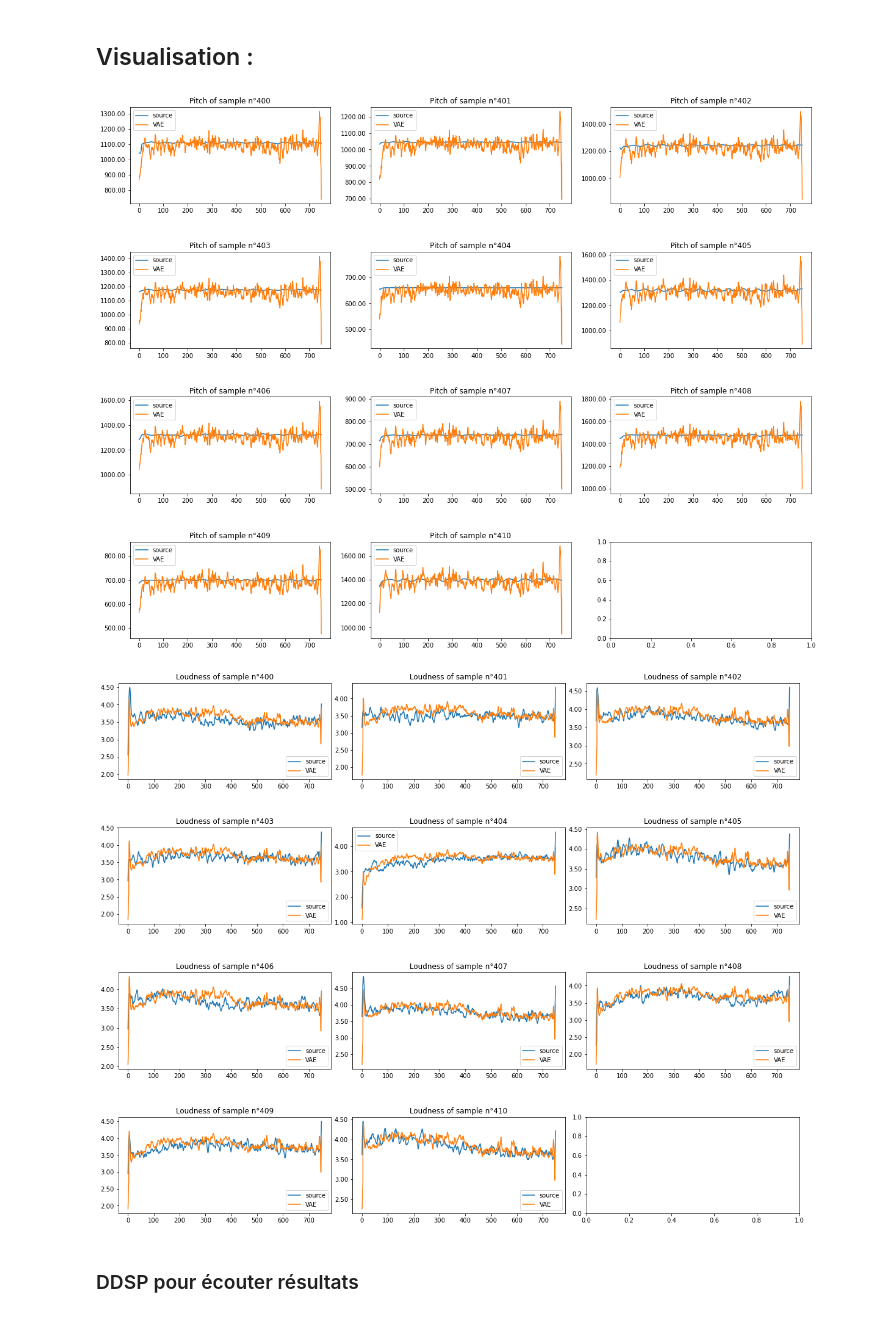
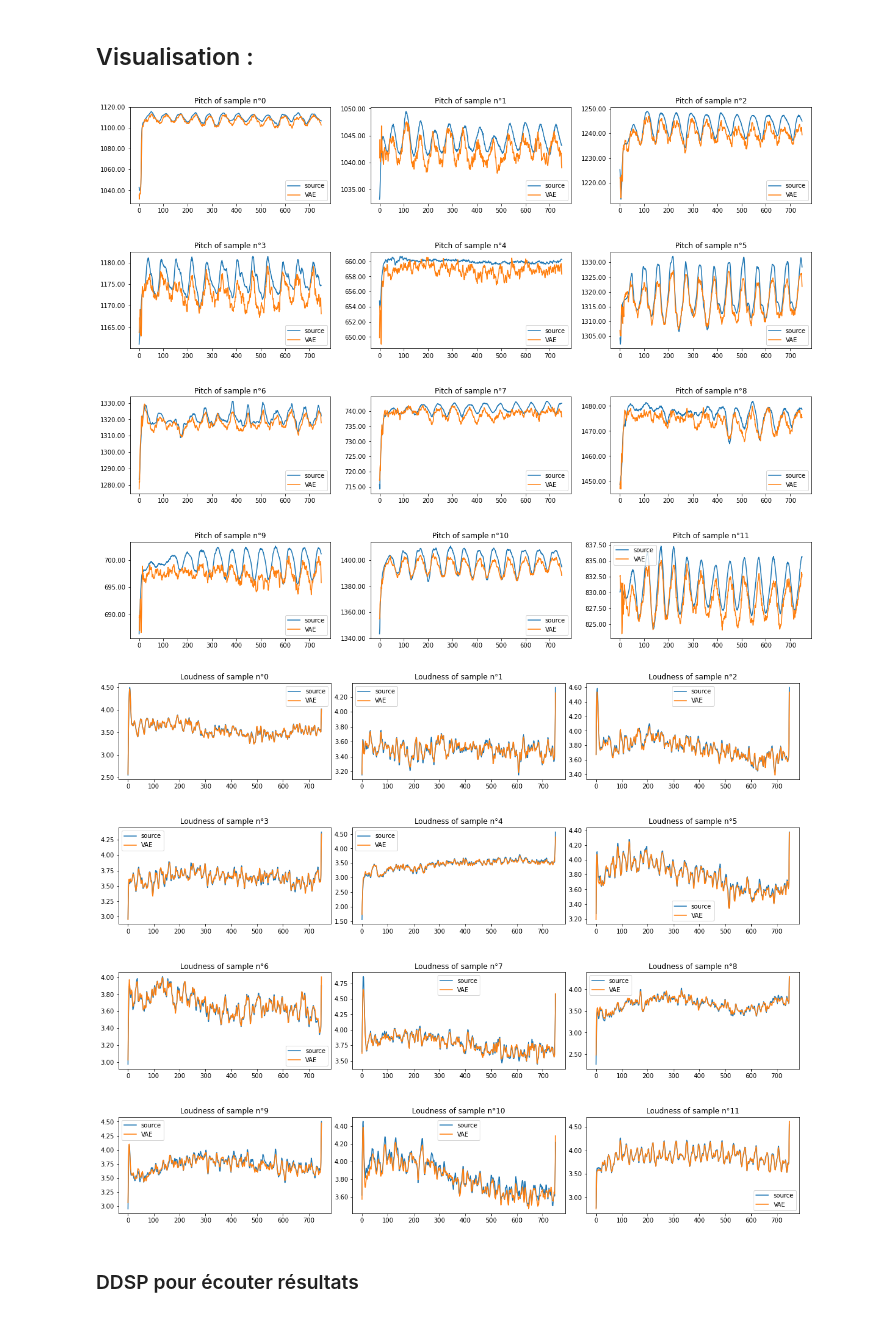
Before and after one commit to ArganVerrier/Learning-controls-and-interactions-for-DDSP, a Jupyter notebook: Solordinario/VAE_Solordinario_VF.ipynb, the cells around one changed output. Saved outputs shown, nothing was run; the diff lists cells and outputs as text; code cells hidden in the pictures.

Commit message:
vaeMODELtrained : vae qui a l'air de fonctionner sur le pitch et la loudness

```diff
--- a/Solordinario/VAE_Solordinario_VF.ipynb
+++ b/Solordinario/VAE_Solordinario_VF.ipynb
@@ -11,13 +11,13 @@ from torch.utils.data import DataLoader
 # %%
 ###### Espace latent 2 dimensions
 
-latent_dims = 2
+latent_dims = 64
 num_epochs = 3000
 batch_size = 25
 capacity = 2
 learning_rate = 5e-4
 variational_beta = 5e-3
-coefPitch=1.
+coefPitch=10.
 coefLoudness=1.
 # %% [markdown]
 # Chargement des données
@@ -55,7 +55,7 @@ train_db = train_db1
 train_db[:,1,:] = np.log10(train_db[:,1,:])
 pitches = np.mean(train_db[:,1,:], axis=1)
 pitches = np.expand_dims(pitches, axis=1)
-#pitches = np.broadcast_to(pitches,(252,750))
+pitches = np.broadcast_to(pitches,(252,750))
 
 train_db[:,1,:] = train_db[:,1,:]-pitches[:]+0.5 #on retire le pitch
 
@@ -108,6 +108,7 @@ class Decoder(nn.Module):
         self.fc = nn.Linear(in_features=latent_dims, out_features=latent_dims*4)
         self.lin2 = nn.Linear(latent_dims*4, latent_dims*8)
         self.lin3 = nn.Linear(latent_dims*8, 8*c*47)
+        self.lin4 = nn.Linear(in_features=750, out_features=750)
         self.conv1 = nn.Sequential(nn.Conv1d(in_channels=c*8, out_channels=c*8, kernel_size=5, stride=1, padding=2), nn.BatchNorm1d(8*c))
         self.conv2 = nn.Sequential(nn.Conv1d(in_channels=c*8, out_channels=c*4, kernel_size=5, stride=1, padding=2), nn.BatchNorm1d(4*c)) # out: c*2, 186
         self.conv3 = nn.Sequential(nn.Conv1d(in_channels=c*4, out_channels=c*2, kernel_size=5, stride=1, padding=2), nn.BatchNorm1d(2*c)) # out: c*2, 186
@@ -133,8 +134,7 @@ class Decoder(nn.Module):
         x = self.upsamplef(x)
         x = F.relu(self.conv5(x))
         x = F.relu(self.conv6(x))
-
-        x = torch.relu(x) # last layer before output is sigmoid, since we are using BCE as reconstruction loss
+        x = torch.sigmoid(self.lin4(x)) # last layer before output is sigmoid, since we are using BCE as reconstruction loss
         return x
 
 class VariationalAutoencoder(nn.Module):
@@ -159,7 +159,7 @@ class VariationalAutoencoder(nn.Module):
             return mu
 
 def vae_loss(recon_x, x, mu, logvar):
-    recon_loss = coefLoudness*F.mse_loss(recon_x[:,0,:], x[:,0,:], reduction='sum')+coefPitch*F.mse_loss(recon_x[:,1,:], x[:,1,:], reduction='sum')
+    recon_loss = (coefLoudness*F.mse_loss(recon_x[:,0,:], x[:,0,:], reduction='sum')+coefPitch*F.mse_loss(recon_x[:,1,:], x[:,1,:], reduction='sum'))/np.size(batch_size)
     kldivergence = -0.5 * torch.sum(1 + logvar - mu.pow(2) - logvar.exp())/np.size(batch_size)
     return recon_loss + variational_beta * kldivergence, recon_loss, variational_beta * kldivergence
 
@@ -294,8 +294,8 @@ for i in index_list:
 from visualizer import Visualizer
 V = Visualizer(list_images,list_sources)
 # %%
-V.show_pitch((400,410))
-V.show_loudness((400,410))
+V.show_pitch()
+V.show_loudness()
 # %% [output]
-[figure, old version]
+[figure, new version]
-[figure, old version]
+[figure, new version]
```
Also changed, not shown: parts of 6 cells of this notebook, 4 other files.
